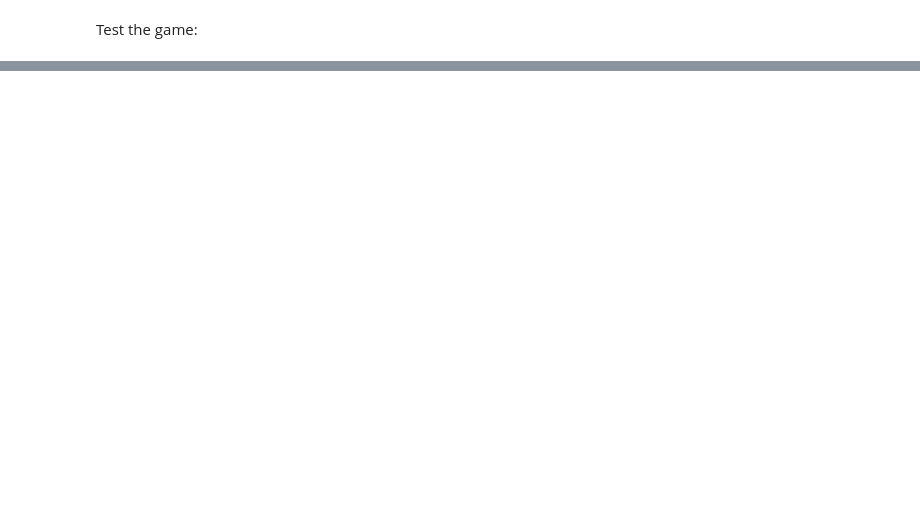
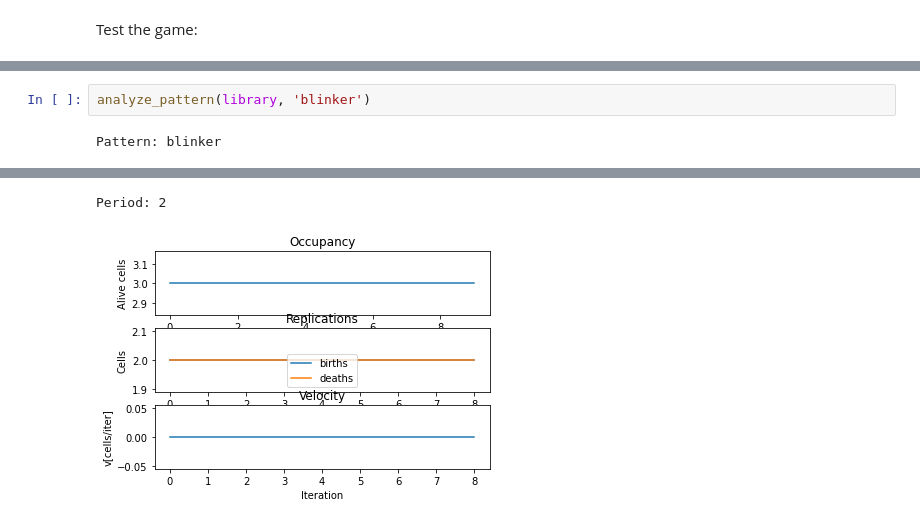
Before and after one commit to fabiovac/game_of_life, a Jupyter notebook: Project.ipynb, the cells around one changed output, grey strips where cells are left out. Saved outputs shown, nothing was run; the diff lists cells and outputs as text; blank space fills up the shorter version.

```diff
--- a/Project.ipynb
+++ b/Project.ipynb
@@ -339,0 +370,4 @@ Period: 0
+# %%
+analyze_pattern(library, 'blinker')
+# %% [output]
+Pattern: blinker
@@ -339,0 +375,2 @@ Period: 0
+Period: 2
+[figure, added]
```
Also changed, not shown: parts of 7 cells of this notebook, 4 other files.
